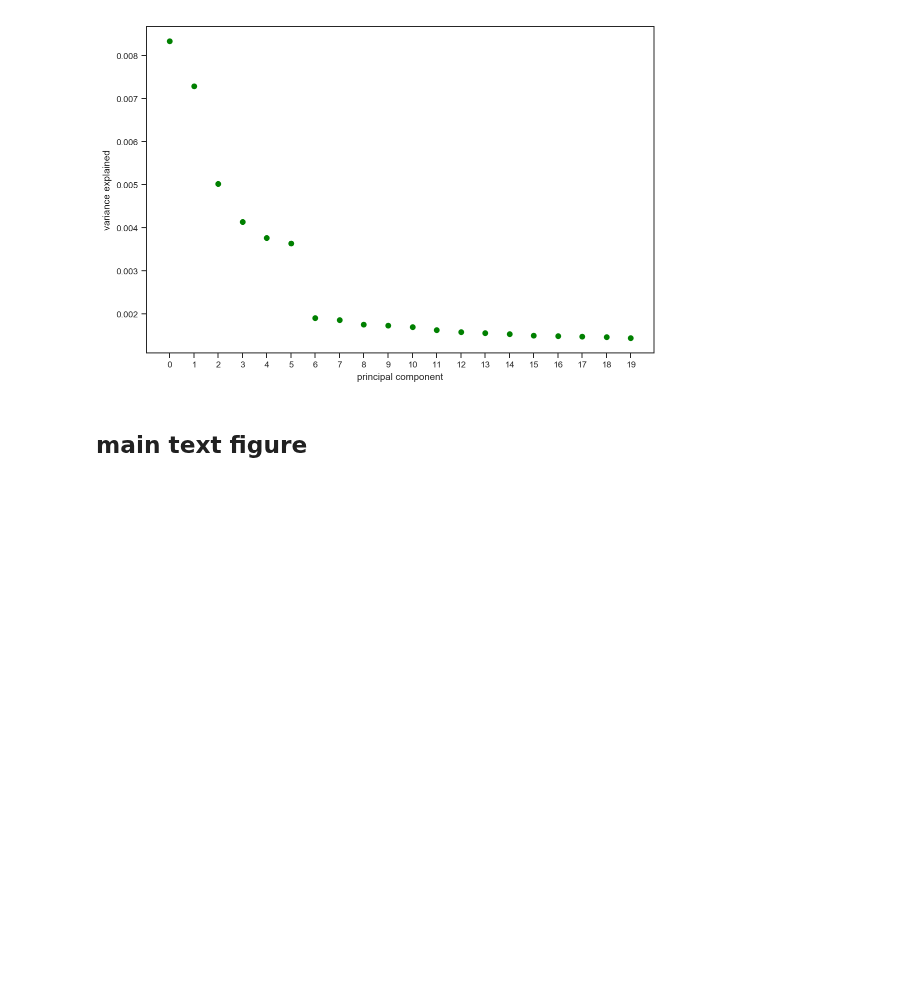
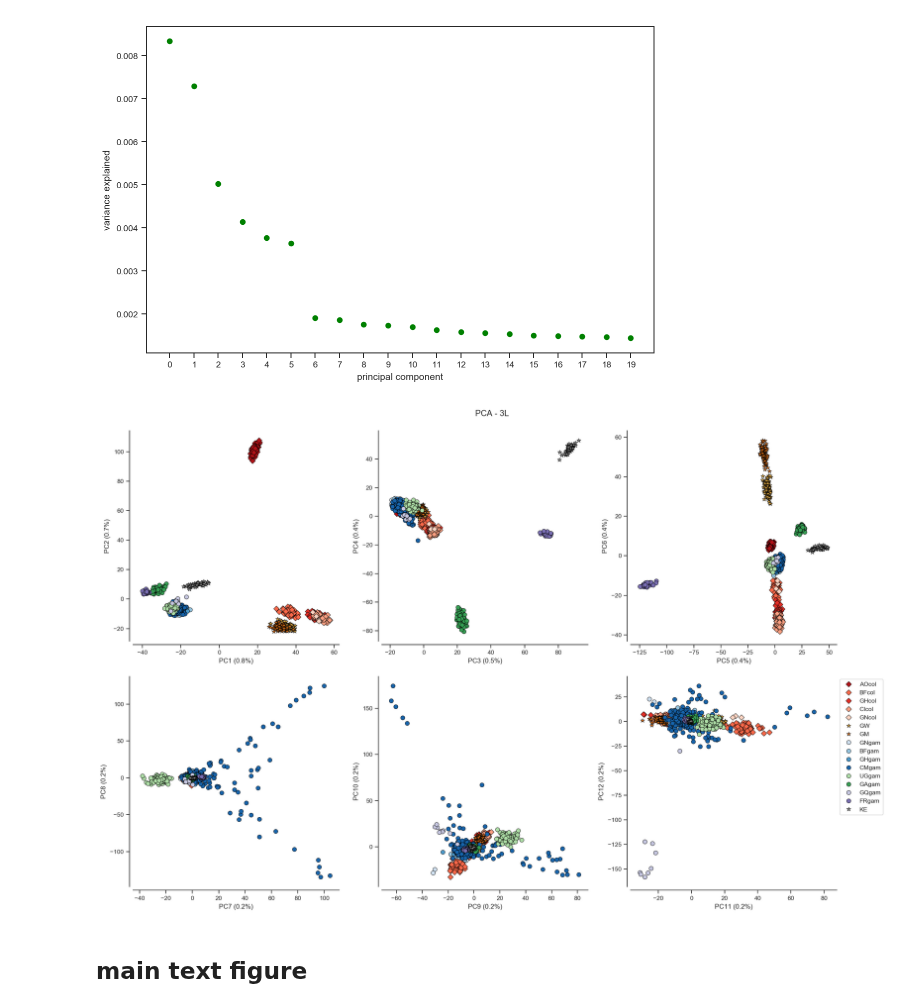
Before and after one commit to alimanfoo/ag1000g-phase2-data-paper, a Jupyter notebook: notebooks/figure_PCA.ipynb, the cells around one changed output. Drawn from its saved outputs; the diff is of its cells as text; code cells hidden in the pictures; blank space fills up the shorter version.

Commit message:
figures now build with or without data files

```diff
--- a/notebooks/figure_PCA.ipynb
+++ b/notebooks/figure_PCA.ipynb
@@ -67,7 +67,7 @@ else:
     print('snook')
     gnr = snp_select()
     gnu = ld_prune(gnr, size=500, step=200, threshold=.1, n_iter=10)
-    coords, model1 = allel.pca(gnu, n_components=20, scaler='patterson')
+    coords, model = allel.pca(gnu, n_components=20, scaler='patterson')
 # %% [output]
 pook
 # %% [markdown]
@@ -199,7 +199,7 @@ def plot_pca_coords(coords, model, pc1, pc2, ax, sample_population):
     y = coords[:, pc2]
     for pop in populations:
         flt = (sample_population == pop)
-        ax.plot(x[flt], y[flt], marker=marker_style[pop], linestyle=' ', color=pop_colours[pop], label=pop, markersize=6, mec='k', mew=0.5)
+        ax.plot(x[flt], y[flt], marker=marker_style[pop], linestyle=' ', color=phase2_ar1.pop_colors[pop], label=pop, markersize=6, mec='k', mew=0.5)
     ax.set_xlabel('PC%s (%.1f%%)' % (pc1+1, model[pc1]*100))
     ax.set_ylabel('PC%s (%.1f%%)' % (pc2+1, model[pc2]*100))
 
@@ -229,10 +229,15 @@ def fig_pca(coords, model, title, sample_population):
 
     fig.suptitle(title, y=1.02)
     fig.tight_layout()
-    fn = 'Phase_2_'+chrom+'_pca.jpeg'
+    fn = 'Phase_2_3L_pca.jpeg'
     fig.savefig(fn, jpeg_quality=100, dpi=100, bbox_inches='tight')
 # %%
-fig_pca(coords1, model1.explained_variance_ratio_ ,'PCA - 3L', df_samples.population.values)
+if 'variance' in globals():
+    fig_pca(coords, variance ,'PCA - 3L', df_samples.population.values)
+else:
+    fig_pca(coords1, model1.explained_variance_ratio_ ,'PCA - 3L', df_samples.population.values)
+# %% [output]
+[figure, added]
 # %% [markdown]
 ## main text figure
 # %%
```
Also changed, not shown: parts of 4 cells of this notebook, 3 other files.
